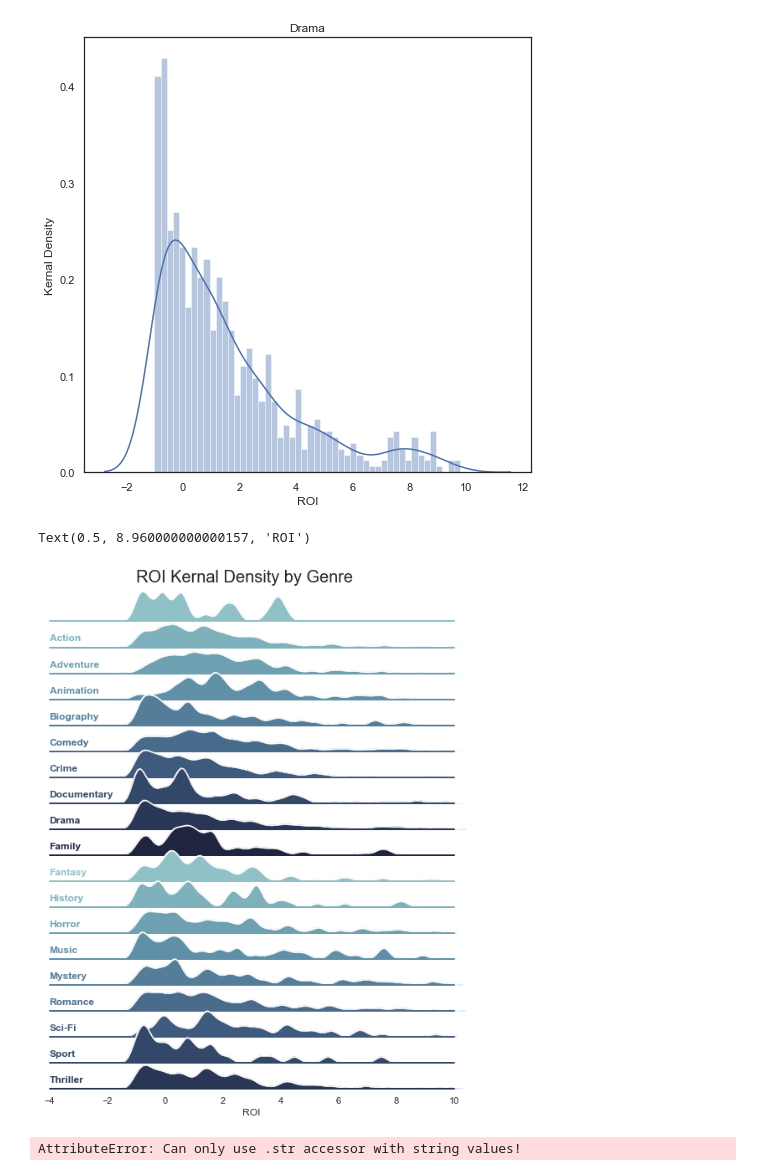
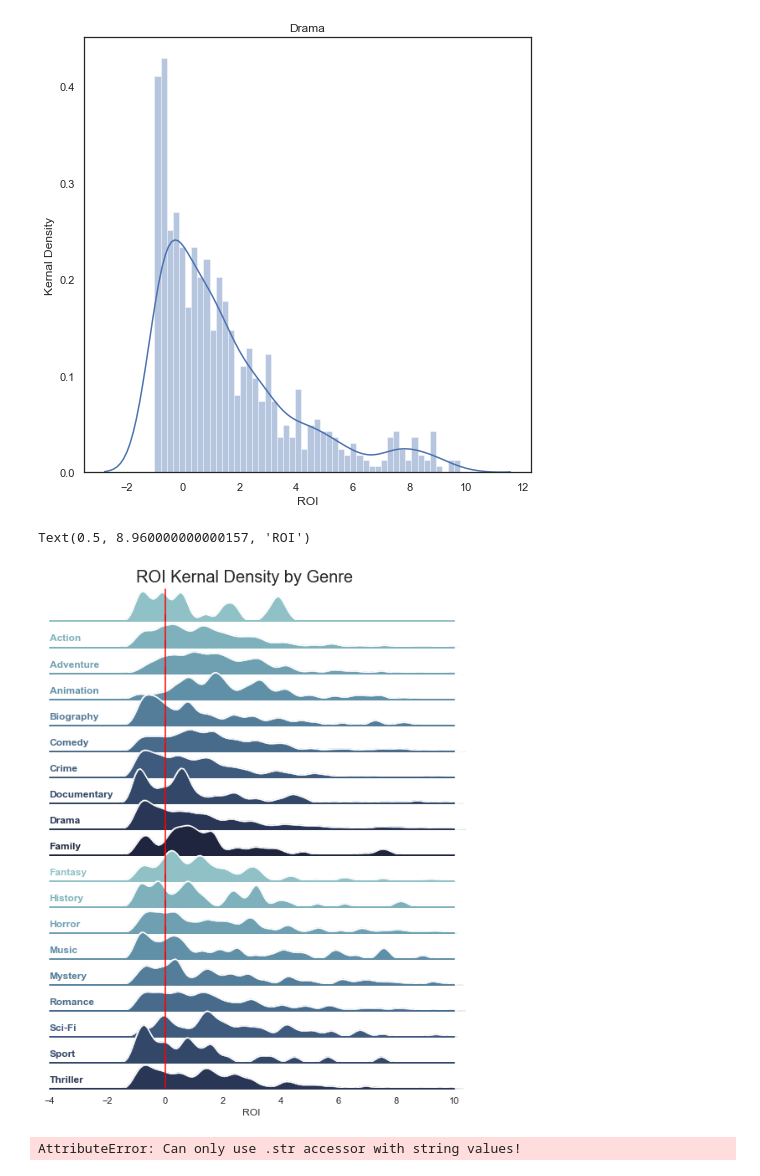
Before and after one commit to KyleDBetts/Project01, a Jupyter notebook: Movies_Project_KDB.ipynb, the cells around one changed output. Cells and saved outputs as stored; diff of their text form; code cells hidden in the pictures.

Commit message:
added ROI plots with animation

```diff
--- a/Movies_Project_KDB.ipynb
+++ b/Movies_Project_KDB.ipynb
@@ -200,36 +200,35 @@ pal = sns.cubehelix_palette(10, rot=-.25, light=.7)
 g = sns.FacetGrid(plotdf, row="genre", hue="genre", aspect=15, height=.5, palette=pal)
 
 # Draw the densities in a few steps
 g.map(sns.kdeplot, "roi", clip_on=False, shade=True, alpha=1, lw=1, bw=.2)
 g.map(sns.kdeplot, "roi", clip_on=False, color="w", lw=1.5, bw=.2)
 g.map(plt.axhline, y=0, lw=2, clip_on=False)
-
+g.map(plt.axvline, x=0,ymin=-.10, ymax=.75, color='red', zorder =100, alpha = 1)
 
 # Define and use a simple function to label the plot in axes coordinates
 def label(x, color, label):
     ax = plt.gca()
     ax.text(0, .2, label, fontweight="bold", color=color,
             ha="left", va="center", transform=ax.transAxes)
-
 
 g.map(label, "genre")
 
 # Set the subplots to overlap
 g.fig.subplots_adjust(hspace=-.4)
 g.set(ylim=(0, .5))
 g.set(xlim=(-4, 10))
 
 # Remove axes details that don't play well with overlap
 g.set_titles("")
 g.set(yticks=[])
 g.despine(bottom=True, left=True)
 plt.text(2.75, 5.85, 'ROI Kernal Density by Genre',
          horizontalalignment='center',
          fontsize=20)
 plt.xlabel('ROI')
 # %% [output]
 Text(0.5, 8.960000000000157, 'ROI')
-[figure, old version]
+[figure, new version]
 # %%
 query = """
 SELECT itb.*, bmg.*, tmb.release_date, tmb.worldwide_gross,
```
Also changed, not shown: parts of 5 cells of this notebook.
